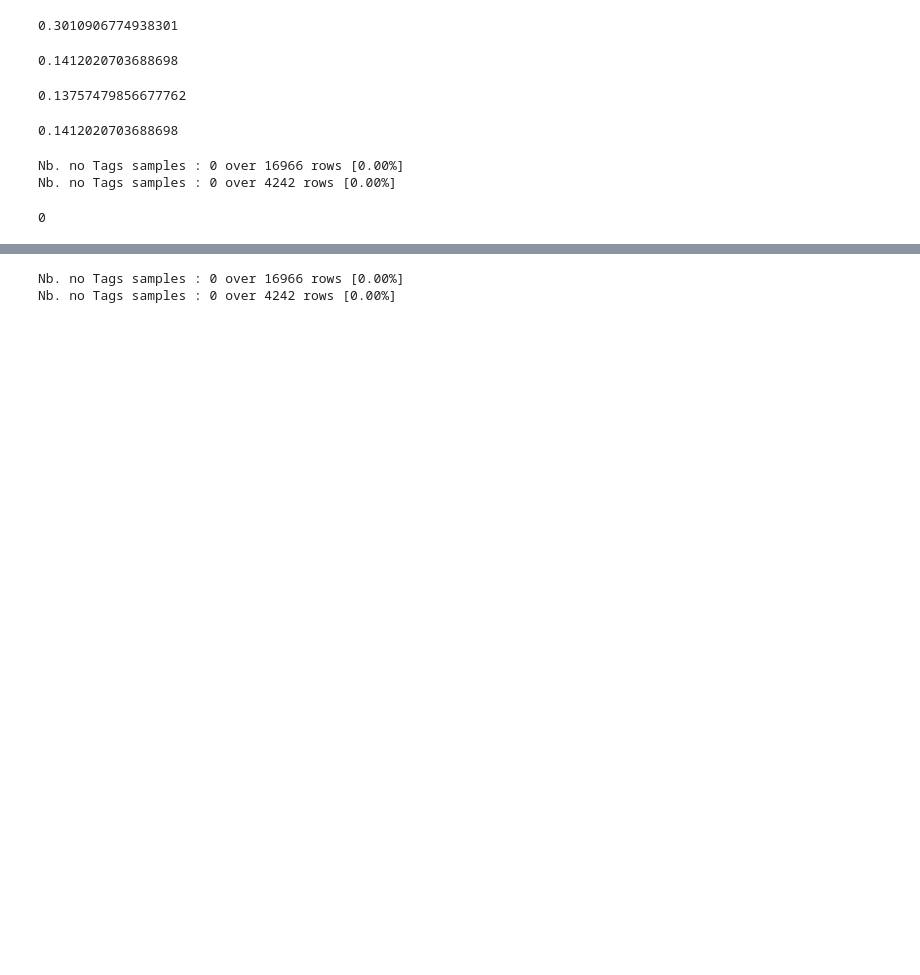
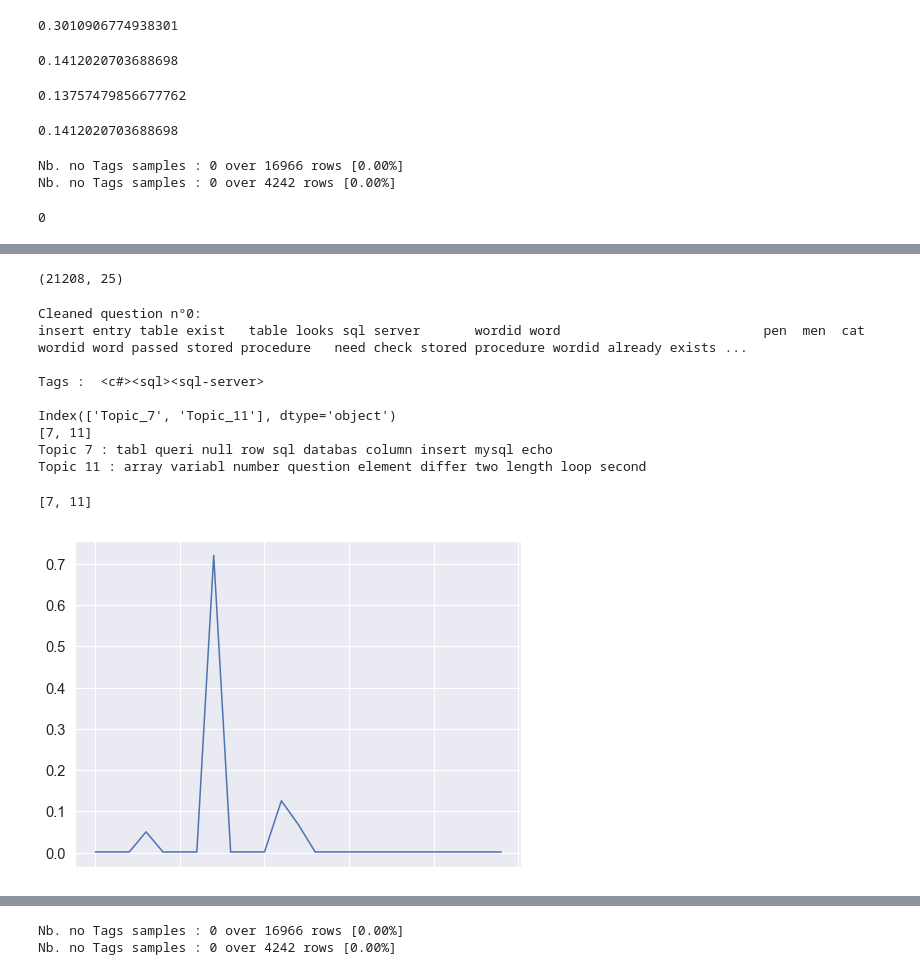
Before and after one commit to jeugregg/Stack-Overflow-tagger, a Jupyter notebook: 01_OC_IML_Project_5_explorations.ipynb, the cells around one changed output, grey strips where cells are left out. Cells and saved outputs as stored; diff of their text form; code cells hidden in the pictures; blank space fills up the shorter version.

```diff
--- a/01_OC_IML_Project_5_explorations.ipynb
+++ b/01_OC_IML_Project_5_explorations.ipynb
@@ -2941,0 +2225,6 @@ Nb. no Tags samples : 0 over 4242 rows [0.00%]
+# %%
+# Best Model
+best_lda_model_1 = gcv_lda_1.best_estimator_# Model Parameters
+print("Best Model's Params: ", gcv_lda_1.best_params_)# Log Likelihood Score
+print("Best Log Likelihood Score: ", gcv_lda_1.best_score_)# Perplexity
+print("Model Perplexity: ", best_lda_model_1.perplexity(tf_1))
@@ -2941,0 +2258,6 @@ Nb. no Tags samples : 0 over 4242 rows [0.00%]
+# %%
+# create & display topic dictionnary
+
+topic_dict_1 = display_topics(best_lda_model_1,
+                              tf_vectorizer_1.get_feature_names(),
+                              no_top_words)
@@ -2941,0 +2288,12 @@ Nb. no Tags samples : 0 over 4242 rows [0.00%]
+# %%
+topics_pred_1 = best_lda_model_1.transform(tf_all_1)
+# %%
+topicNames_1 = []
+for idx in range(0, gcv_lda_1.best_params_["n_components"]):
+    topicNames_1.append("Topic_{}".format(idx))
+
+df_topics_pred_1 = pd.DataFrame(data=topics_pred_1,
+                                index=df_quest_cleaned.index,
+                               columns=topicNames_1)
+df_model_1 = df_quest_cleaned.join(
+    df_topics_pred_1)
@@ -2941,0 +2309,18 @@ Nb. no Tags samples : 0 over 4242 rows [0.00%]
+# %%
+df_topics_pred_1.shape
+# %% [output]
+(21208, 25)
+# %%
+find_topics(0, df_topics_pred=df_topics_pred_1, topic_dict=topic_dict_1)
+# %% [output]
+Cleaned question n°0:
+insert entry table exist   table looks sql server       wordid word                          pen  men  cat       wordid word passed stored procedure   need check stored procedure wordid already exists ...
+
+Tags :  <c#><sql><sql-server>
+
+Index(['Topic_7', 'Topic_11'], dtype='object')
+[7, 11]
+Topic 7 : tabl queri null row sql databas column insert mysql echo
+Topic 11 : array variabl number question element differ two length loop second
+[7, 11]
+[figure, added]
```
Also changed, not shown: parts of 205 cells of this notebook.
